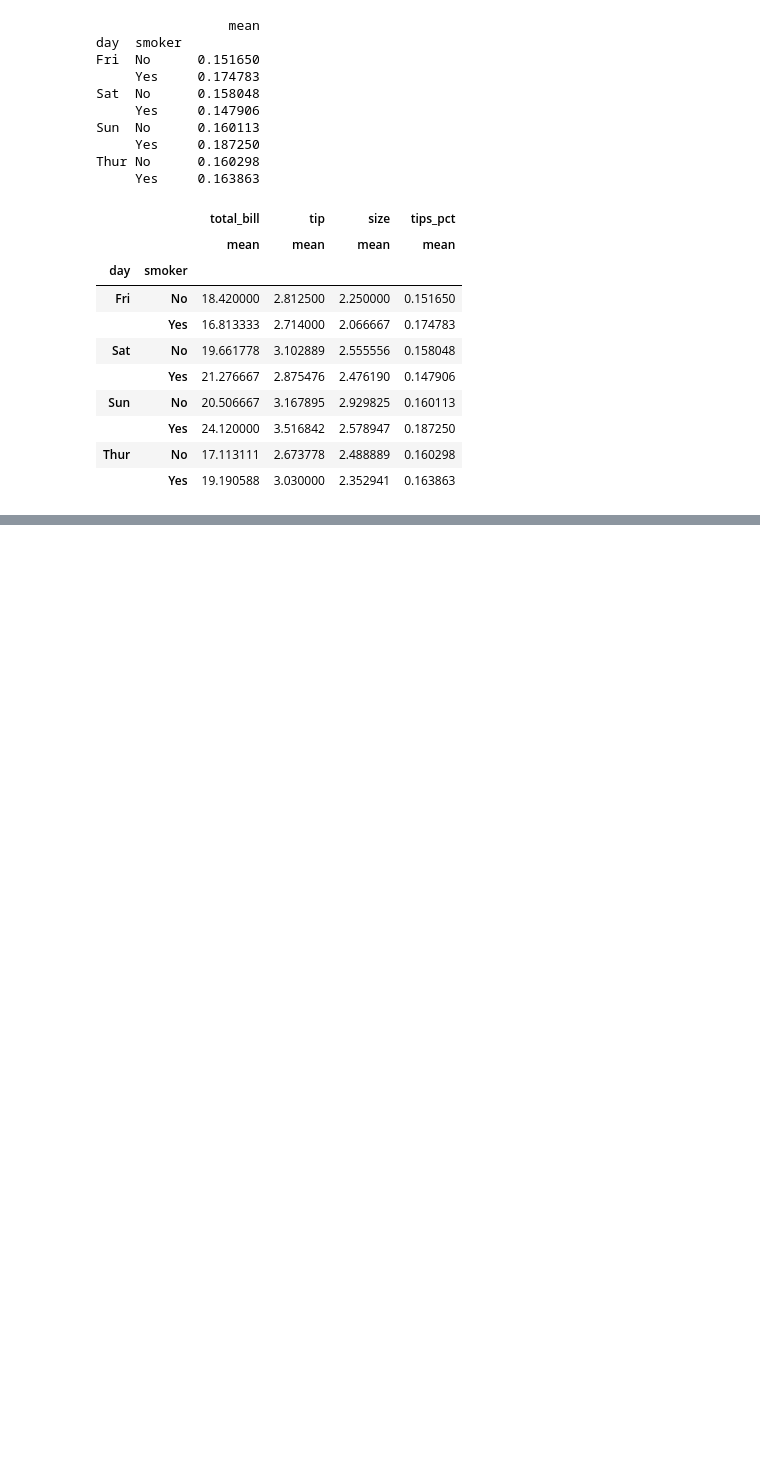
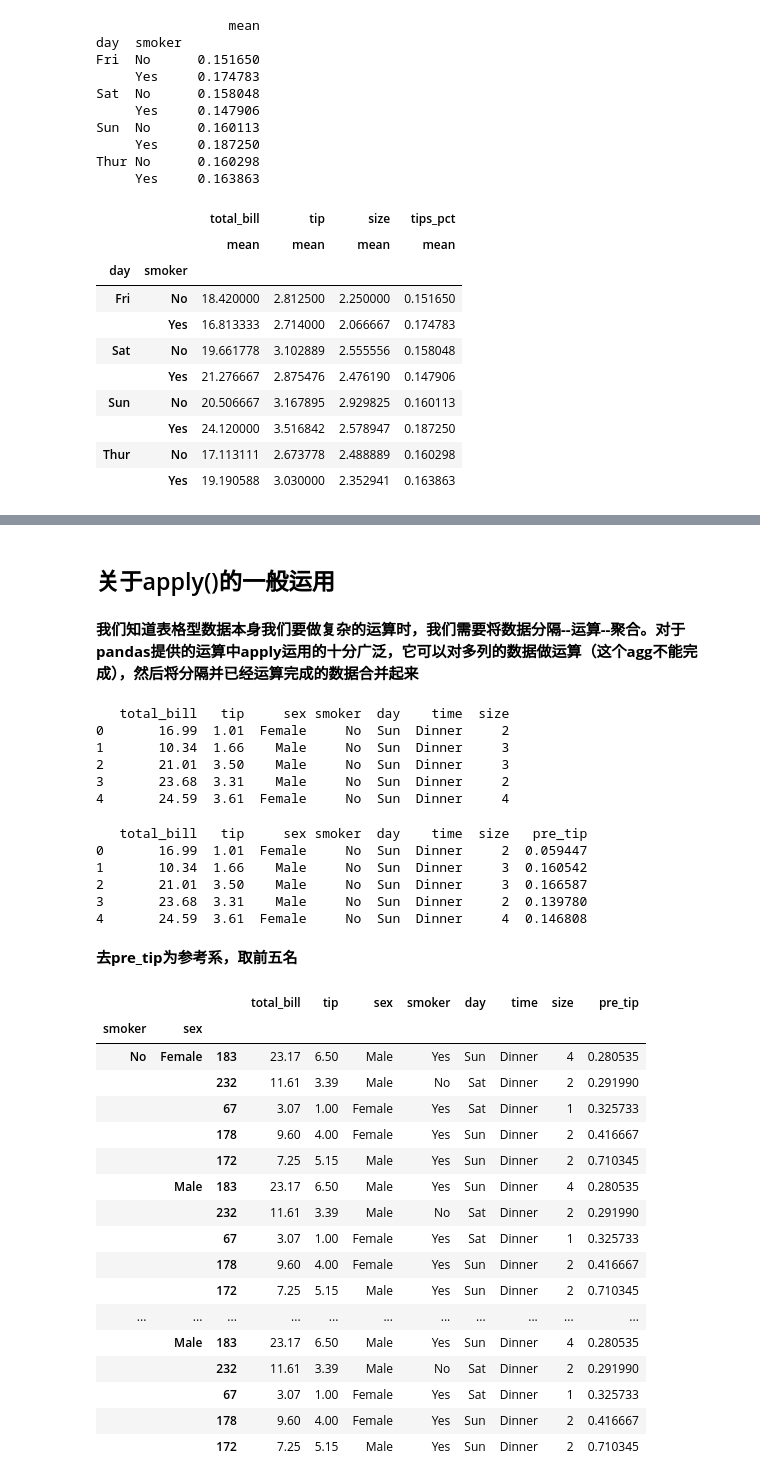
Before and after one commit to andongBlue/-self_teaching, a Jupyter notebook: 数据聚合与分组运算.ipynb, the cells around one changed output, grey strips where cells are left out. Drawn from its saved outputs; the diff is of its cells as text; code cells hidden in the pictures; blank space fills up the shorter version.

```diff
--- a/数据聚合与分组运算.ipynb
+++ b/数据聚合与分组运算.ipynb
@@ -176,0 +536,53 @@ tips.groupby(['day','smoker'],as_index=False).agg(['mean'],as_index=False).reset
+# %% [markdown]
+## 关于apply()的一般运用
+# %% [markdown]
+**我们知道表格型数据本身我们要做复杂的运算时，我们需要将数据分隔--运算--聚合。对于pandas提供的运算中apply运用的十分广泛，它可以对多列的数据做运算（这个agg不能完成），然后将分隔并已经运算完成的数据合并起来**
+# %%
+tips = pd.read_csv('E:/Datawhale数据分析/PythonForDataAnalysis-master/PythonForDataAnalysis-master/ch08/tips.csv')
+print(tips.head())
+# %% [output]
+   total_bill   tip     sex smoker  day    time  size
+0       16.99  1.01  Female     No  Sun  Dinner     2
+1       10.34  1.66    Male     No  Sun  Dinner     3
+2       21.01  3.50    Male     No  Sun  Dinner     3
+3       23.68  3.31    Male     No  Sun  Dinner     2
+4       24.59  3.61  Female     No  Sun  Dinner     4
+# %%
+tips['pre_tip'] = tips['tip'] / tips['total_bill']
+# %%
+print(tips.head())
+# %% [output]
+   total_bill   tip     sex smoker  day    time  size   pre_tip
+0       16.99  1.01  Female     No  Sun  Dinner     2  0.059447
+1       10.34  1.66    Male     No  Sun  Dinner     3  0.160542
+2       21.01  3.50    Male     No  Sun  Dinner     3  0.166587
+3       23.68  3.31    Male     No  Sun  Dinner     2  0.139780
+4       24.59  3.61  Female     No  Sun  Dinner     4  0.146808
+# %% [markdown]
+**去pre_tip为参考系，取前五名**
+# %%
+grouped  = tips.groupby(['smoker','sex'])
+# %%
+def pre_sort (frame,n=5,column = 'pre_tip'):
+    return tips.sort_values(by=column)[-n:]
+# %%
+grouped.apply(pre_sort)
+# %% [output]
+|  |  |  | total_bill | tip | sex | smoker | day | time | size | pre_tip |
+| smoker | sex |  |  |  |  |  |  |  |  |  |
+| No | Female | 183 | 23.17 | 6.50 | Male | Yes | Sun | Dinner | 4 | 0.280535 |
+|  |  | 232 | 11.61 | 3.39 | Male | No | Sat | Dinner | 2 | 0.291990 |
+|  |  | 67 | 3.07 | 1.00 | Female | Yes | Sat | Dinner | 1 | 0.325733 |
+|  |  | 178 | 9.60 | 4.00 | Female | Yes | Sun | Dinner | 2 | 0.416667 |
+|  |  | 172 | 7.25 | 5.15 | Male | Yes | Sun | Dinner | 2 | 0.710345 |
+|  | Male | 183 | 23.17 | 6.50 | Male | Yes | Sun | Dinner | 4 | 0.280535 |
+|  |  | 232 | 11.61 | 3.39 | Male | No | Sat | Dinner | 2 | 0.291990 |
+|  |  | 67 | 3.07 | 1.00 | Female | Yes | Sat | Dinner | 1 | 0.325733 |
+|  |  | 178 | 9.60 | 4.00 | Female | Yes | Sun | Dinner | 2 | 0.416667 |
+|  |  | 172 | 7.25 | 5.15 | Male | Yes | Sun | Dinner | 2 | 0.710345 |
+| ... | ... | ... | ... | ... | ... | ... | ... | ... | ... | ... |
+|  | Male | 183 | 23.17 | 6.50 | Male | Yes | Sun | Dinner | 4 | 0.280535 |
+|  |  | 232 | 11.61 | 3.39 | Male | No | Sat | Dinner | 2 | 0.291990 |
+|  |  | 67 | 3.07 | 1.00 | Female | Yes | Sat | Dinner | 1 | 0.325733 |
+|  |  | 178 | 9.60 | 4.00 | Female | Yes | Sun | Dinner | 2 | 0.416667 |
+|  |  | 172 | 7.25 | 5.15 | Male | Yes | Sun | Dinner | 2 | 0.710345 |
```
Also changed, not shown: parts of 80 cells of this notebook.
